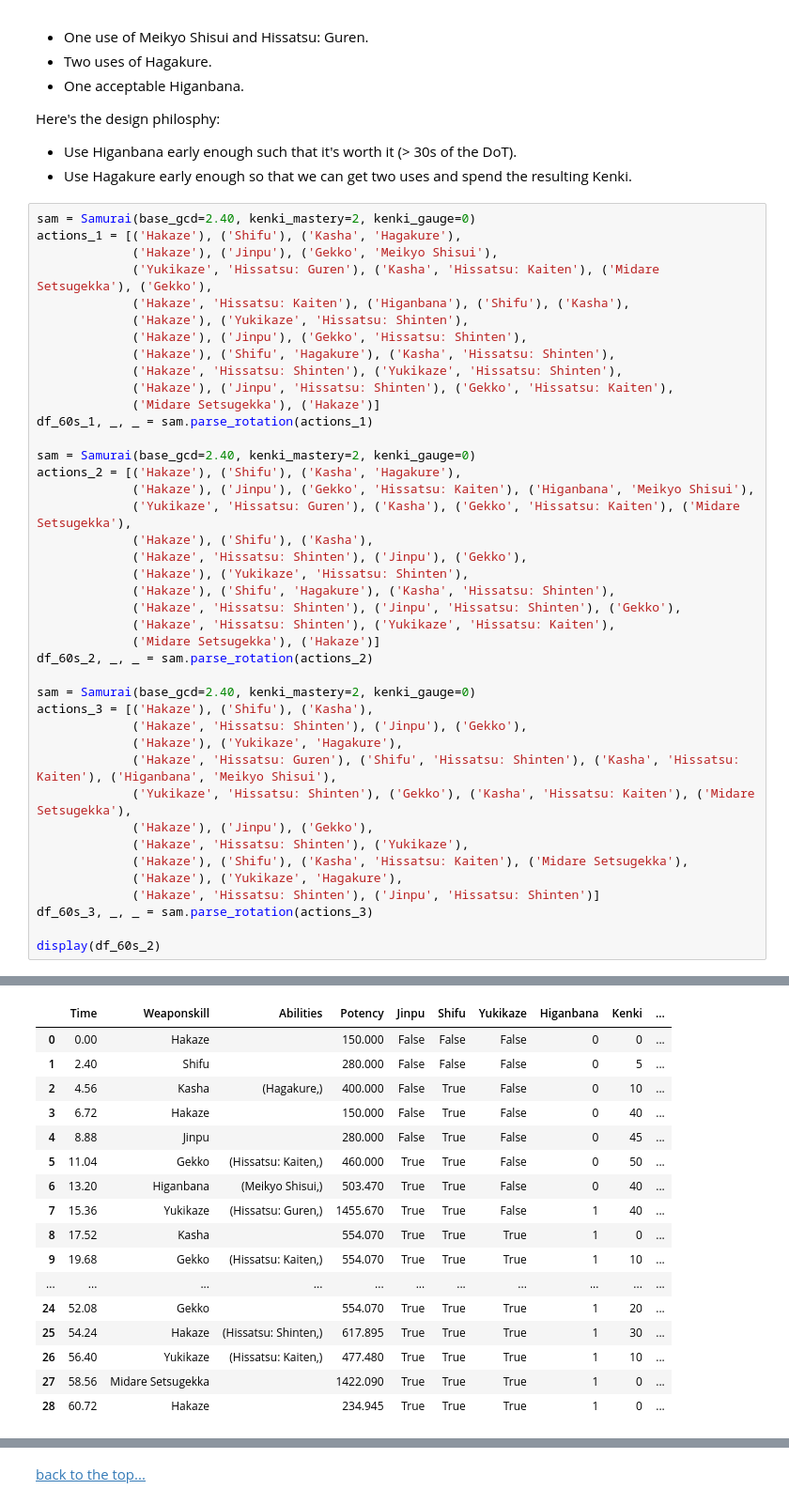
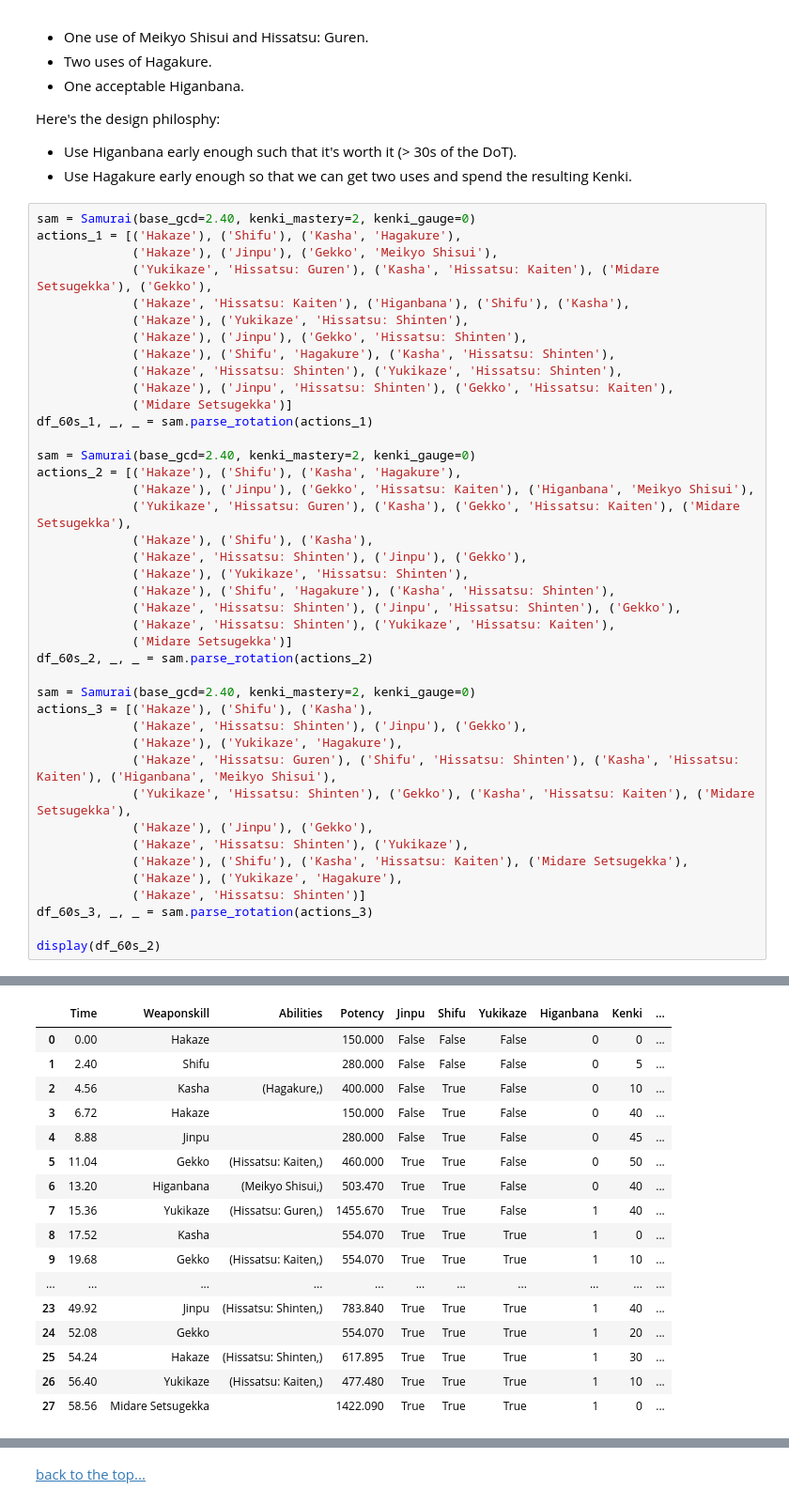
Before and after one commit to rconcep/ffxiv, a Jupyter notebook: sam-by-the-numbers-part-7.ipynb, the cells around one changed output, grey strips where cells are left out. Shown at 94% size. Cells and saved outputs as stored; diff of their text form.

```diff
--- a/sam-by-the-numbers-part-7.ipynb
+++ b/sam-by-the-numbers-part-7.ipynb
@@ -138,7 +140,7 @@ actions_1 = [('Hakaze'), ('Shifu'), ('Kasha', 'Hagakure'),
              ('Hakaze'), ('Shifu', 'Hagakure'), ('Kasha', 'Hissatsu: Shinten'),
              ('Hakaze', 'Hissatsu: Shinten'), ('Yukikaze', 'Hissatsu: Shinten'),
              ('Hakaze'), ('Jinpu', 'Hissatsu: Shinten'), ('Gekko', 'Hissatsu: Kaiten'),
-             ('Midare Setsugekka'), ('Hakaze')]
+             ('Midare Setsugekka')]
 df_60s_1, _, _ = sam.parse_rotation(actions_1)
 
 sam = Samurai(base_gcd=2.40, kenki_mastery=2, kenki_gauge=0)
@@ -151,7 +153,7 @@ actions_2 = [('Hakaze'), ('Shifu'), ('Kasha', 'Hagakure'),
              ('Hakaze'), ('Shifu', 'Hagakure'), ('Kasha', 'Hissatsu: Shinten'),
              ('Hakaze', 'Hissatsu: Shinten'), ('Jinpu', 'Hissatsu: Shinten'), ('Gekko'),
              ('Hakaze', 'Hissatsu: Shinten'), ('Yukikaze', 'Hissatsu: Kaiten'),
-             ('Midare Setsugekka'), ('Hakaze')]
+             ('Midare Setsugekka')]
 df_60s_2, _, _ = sam.parse_rotation(actions_2)
 
 sam = Samurai(base_gcd=2.40, kenki_mastery=2, kenki_gauge=0)
@@ -164,7 +166,7 @@ actions_3 = [('Hakaze'), ('Shifu'), ('Kasha'),
              ('Hakaze', 'Hissatsu: Shinten'), ('Yukikaze'),
              ('Hakaze'), ('Shifu'), ('Kasha', 'Hissatsu: Kaiten'), ('Midare Setsugekka'),
              ('Hakaze'), ('Yukikaze', 'Hagakure'),
-             ('Hakaze', 'Hissatsu: Shinten'), ('Jinpu', 'Hissatsu: Shinten')]
+             ('Hakaze', 'Hissatsu: Shinten')]
 df_60s_3, _, _ = sam.parse_rotation(actions_3)
 
 display(df_60s_2)
@@ -178,20 +180,20 @@ average potency per second = 254.505566158
 |  | Time | Weaponskill | Abilities | Potency | Jinpu | Shifu | Yukikaze | Higanbana | Kenki | ... |
 | 0 | 0.00 | Hakaze |  | 150.000 | False | False | False | 0 | 0 | ... |
 | 1 | 2.40 | Shifu |  | 280.000 | False | False | False | 0 | 5 | ... |
 | 2 | 4.56 | Kasha | (Hagakure,) | 400.000 | False | True | False | 0 | 10 | ... |
 | 3 | 6.72 | Hakaze |  | 150.000 | False | True | False | 0 | 40 | ... |
 | 4 | 8.88 | Jinpu |  | 280.000 | False | True | False | 0 | 45 | ... |
 | 5 | 11.04 | Gekko | (Hissatsu: Kaiten,) | 460.000 | True | True | False | 0 | 50 | ... |
 | 6 | 13.20 | Higanbana | (Meikyo Shisui,) | 503.470 | True | True | False | 0 | 40 | ... |
 | 7 | 15.36 | Yukikaze | (Hissatsu: Guren,) | 1455.670 | True | True | False | 1 | 40 | ... |
 | 8 | 17.52 | Kasha |  | 554.070 | True | True | True | 1 | 0 | ... |
 | 9 | 19.68 | Gekko | (Hissatsu: Kaiten,) | 554.070 | True | True | True | 1 | 10 | ... |
 | ... | ... | ... | ... | ... | ... | ... | ... | ... | ... | ... |
+| 23 | 49.92 | Jinpu | (Hissatsu: Shinten,) | 783.840 | True | True | True | 1 | 40 | ... |
 | 24 | 52.08 | Gekko |  | 554.070 | True | True | True | 1 | 20 | ... |
 | 25 | 54.24 | Hakaze | (Hissatsu: Shinten,) | 617.895 | True | True | True | 1 | 30 | ... |
 | 26 | 56.40 | Yukikaze | (Hissatsu: Kaiten,) | 477.480 | True | True | True | 1 | 10 | ... |
 | 27 | 58.56 | Midare Setsugekka |  | 1422.090 | True | True | True | 1 | 0 | ... |
-| 28 | 60.72 | Hakaze |  | 234.945 | True | True | True | 1 | 0 | ... |
 # %%
 compare_n_potencies([df_60s_1, df_60s_2, df_60s_3], ['Option 1', 'Option 2', 'Option 3'])
 # %% [output]
```
Also changed, not shown: parts of 5 cells of this notebook, 13 other files.
